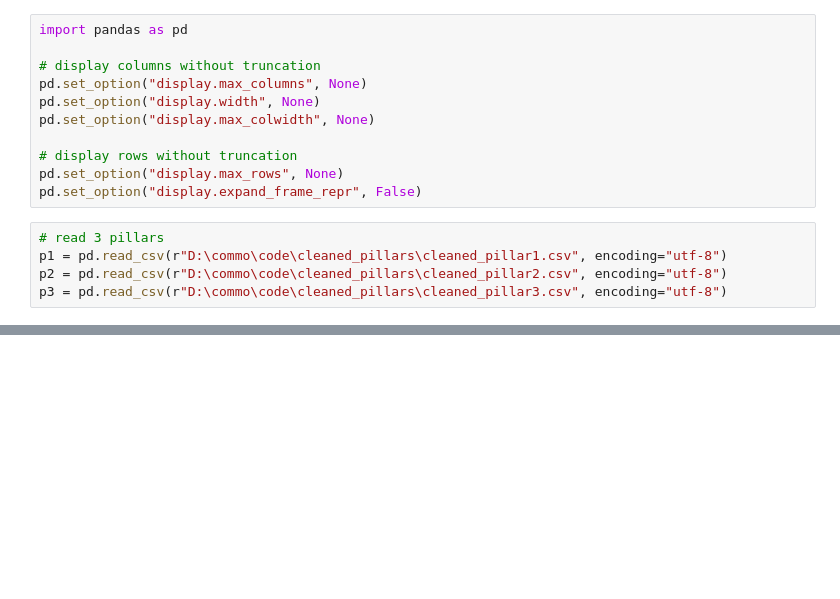
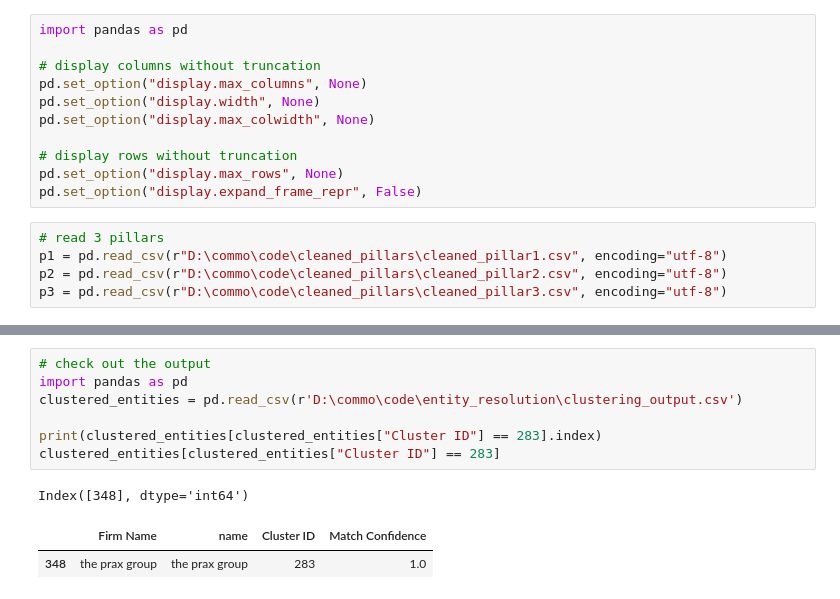
Before and after one commit to Mona212004/sna_trader_financier_lawyer, a Jupyter notebook: entity_resolution/2_entity_resolution.ipynb, the cells around one changed output, grey strips where cells are left out. Cells and saved outputs as stored; diff of their text form; blank space fills up the shorter version.

Commit message:
entity resolution: record deduplication

```diff
--- a/entity_resolution/2_entity_resolution.ipynb
+++ b/entity_resolution/2_entity_resolution.ipynb
@@ -416,0 +485,11 @@ df123
+# %%
+# check out the output
+import pandas as pd
+clustered_entities = pd.read_csv(r'D:\commo\code\entity_resolution\clustering_output.csv')
+
+print(clustered_entities[clustered_entities["Cluster ID"] == 283].index)
+clustered_entities[clustered_entities["Cluster ID"] == 283]
+# %% [output]
+Index([348], dtype='int64')
+|  | Firm Name | name | Cluster ID | Match Confidence |
+| 348 | the prax group | the prax group | 283 | 1.0 |
```
Also changed, not shown: parts of 18 cells of this notebook, 5 other files.
